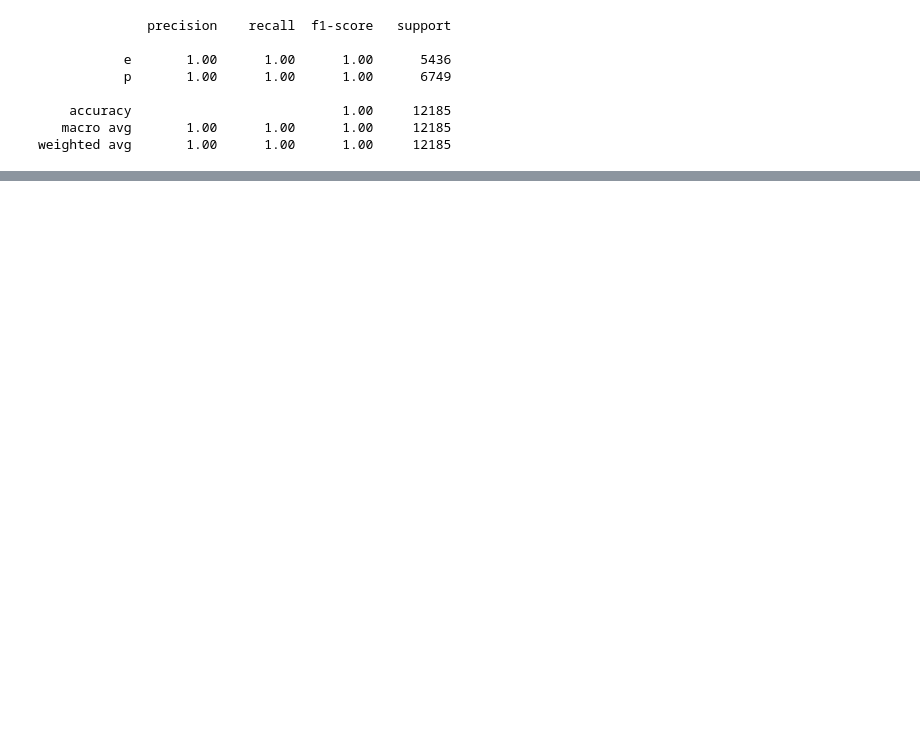
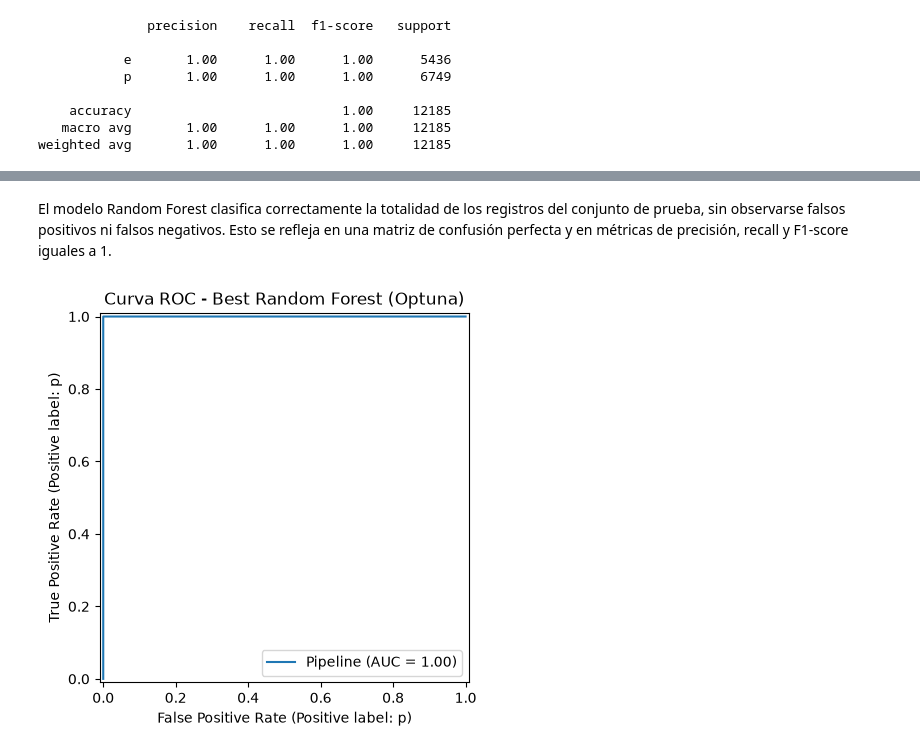
Before and after one commit to Bootcamp-DA-P2/DA-project-classification-Grupo-1, a Jupyter notebook: notebooks/02_modelo_clasificacion.ipynb, the cells around one changed output, grey strips where cells are left out. Saved outputs shown, nothing was run; the diff lists cells and outputs as text; code cells hidden in the pictures; blank space fills up the shorter version.

```diff
--- a/notebooks/02_modelo_clasificacion.ipynb
+++ b/notebooks/02_modelo_clasificacion.ipynb
@@ -153,0 +259,14 @@ plt.show()
+# %% [markdown]
+El modelo Random Forest clasifica correctamente la totalidad de los registros del conjunto de prueba, sin observarse falsos positivos ni falsos negativos. Esto se refleja en una matriz de confusión perfecta y en métricas de precisión, recall y F1-score iguales a 1.
+# %%
+RocCurveDisplay.from_estimator(
+    best_model,
+    X_test,
+    y_test,
+    pos_label="p"
+)
+
+plt.title("Curva ROC - Best Random Forest (Optuna)")
+plt.show()
+# %% [output]
+[figure, added]
```
Also changed, not shown: parts of 12 cells of this notebook.
